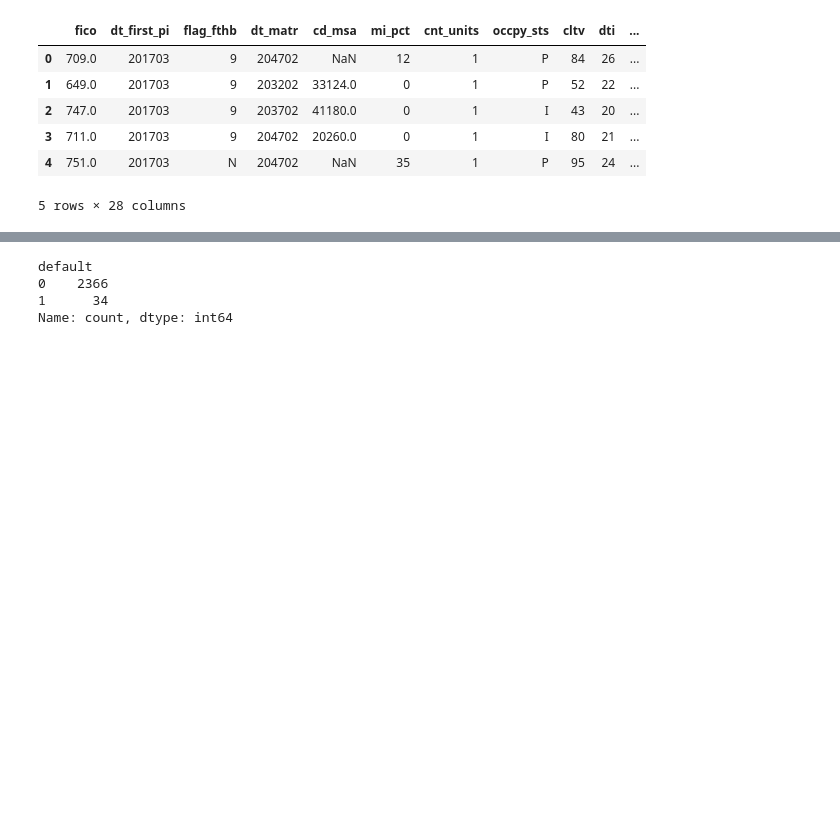
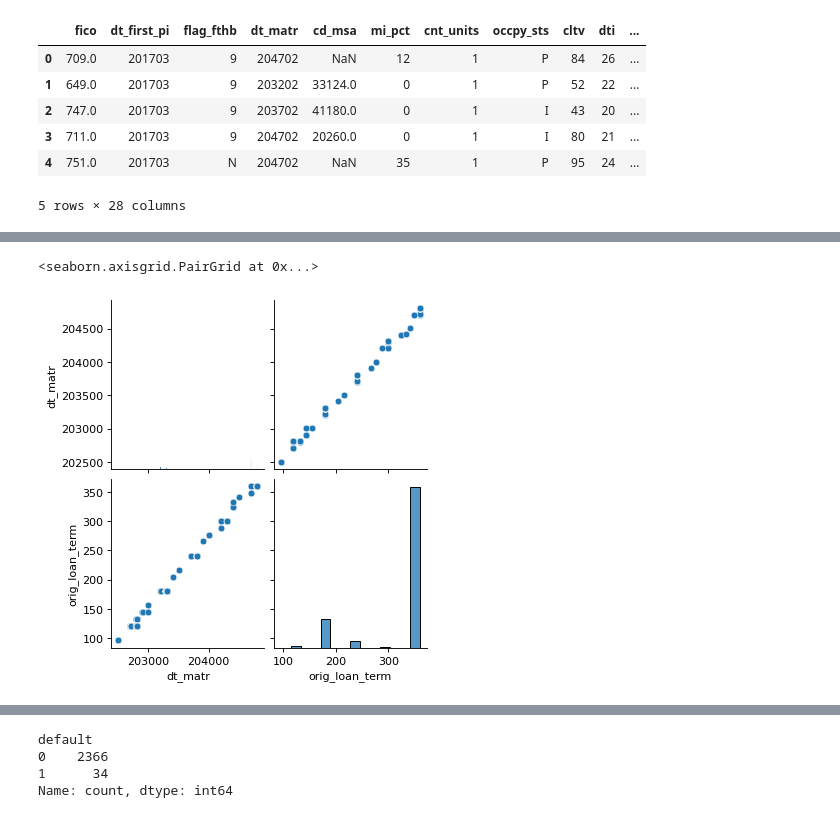
Before and after one commit to VanMichel/MLPy_project2, a Jupyter notebook: project2Max.ipynb, the cells around one changed output, grey strips where cells are left out. Saved outputs shown, nothing was run; the diff lists cells and outputs as text; code cells hidden in the pictures; blank space fills up the shorter version.

```diff
--- a/project2Max.ipynb
+++ b/project2Max.ipynb
@@ -115,0 +214,5 @@ d.loc[d["flag_sc"].isna(), "flag_sc"] = "N"
+# %%
+sns.pairplot(d[["dt_matr","orig_loan_term"]])
+# %% [output]
+<seaborn.axisgrid.PairGrid at 0x...>
+[figure, added]
```
Also changed, not shown: parts of 32 cells of this notebook.
